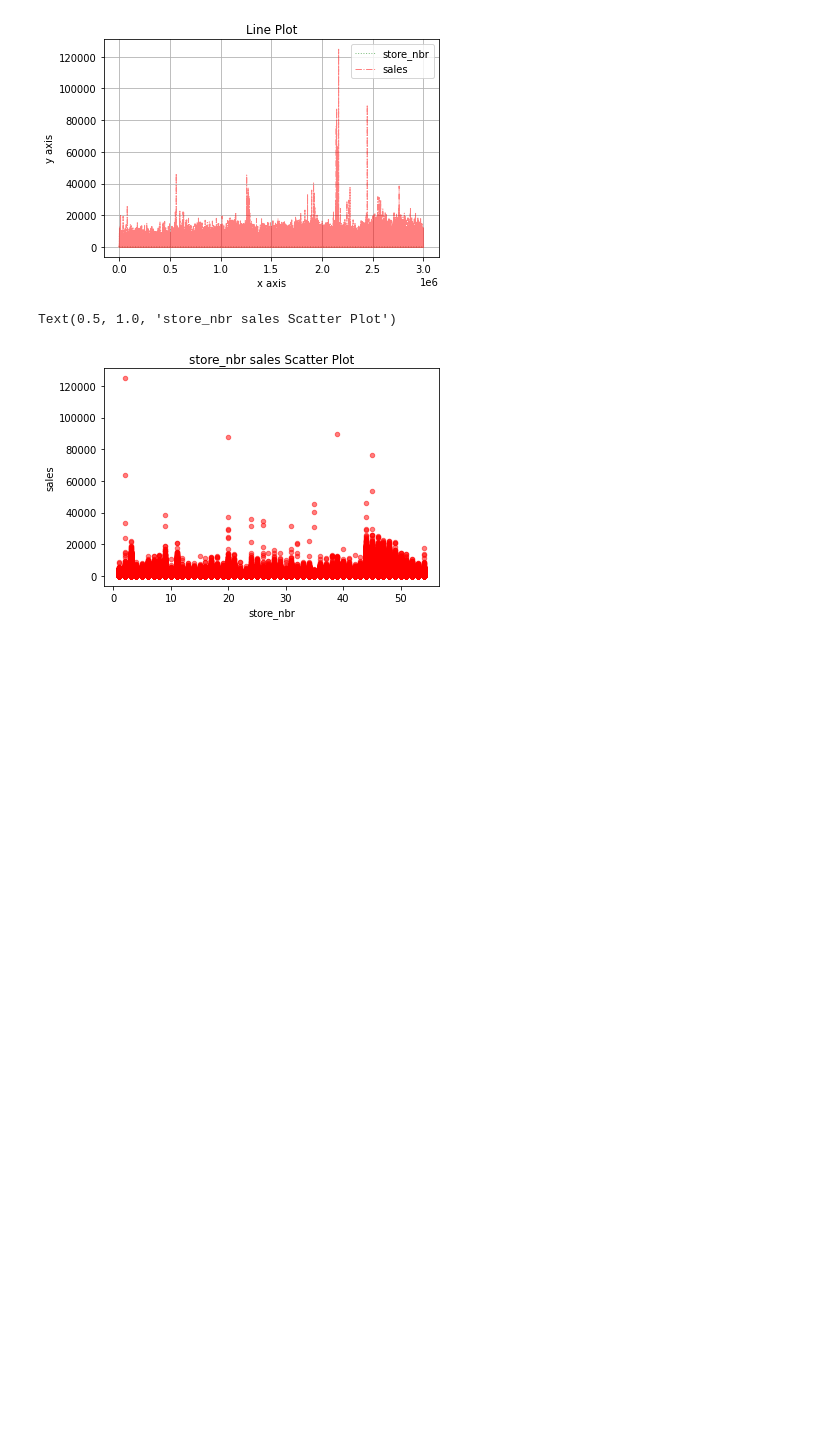
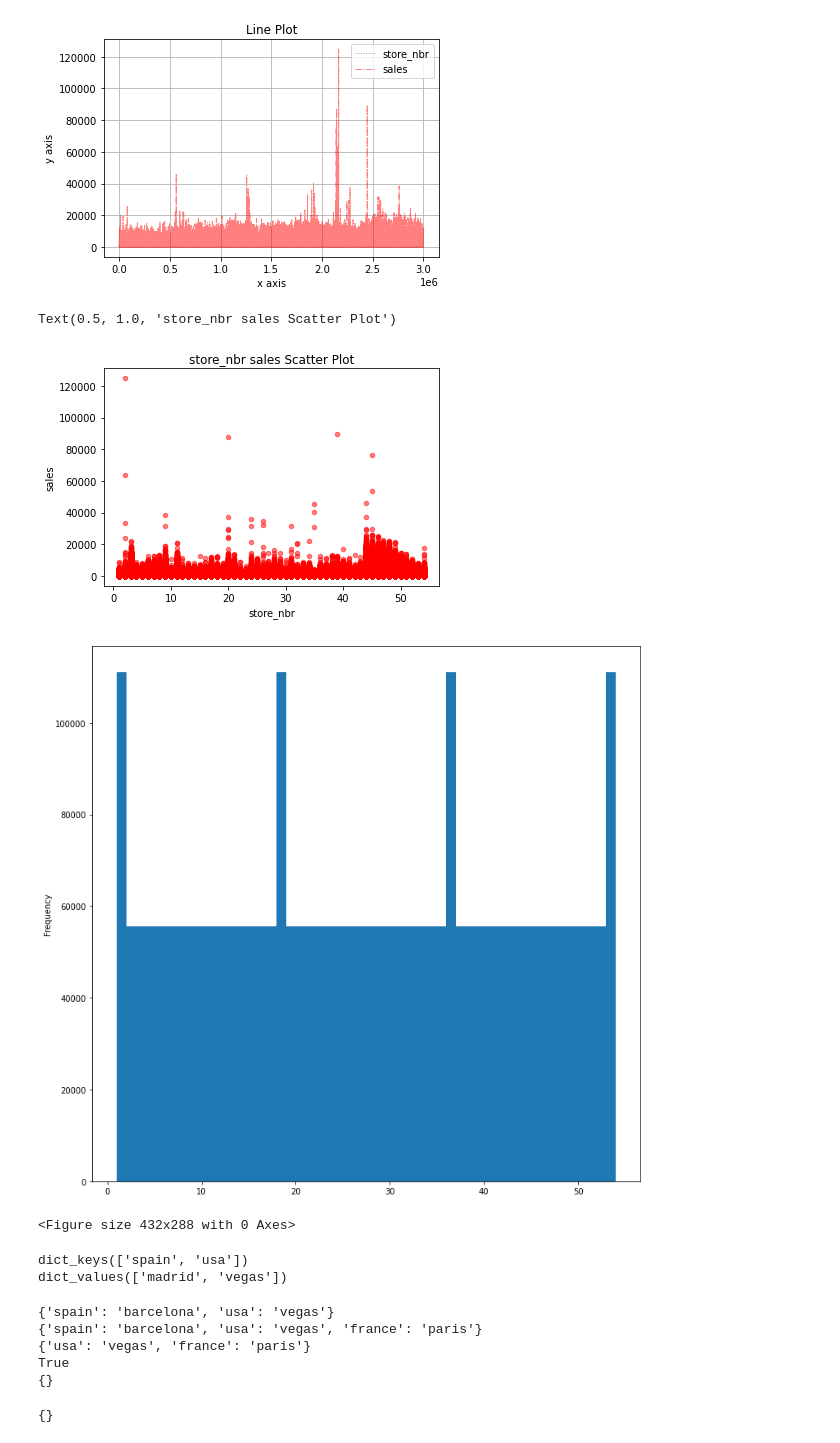
Before and after one commit to zuzanadostalova/Store_sales, a Jupyter notebook: Store_sales.ipynb, the cells around one changed output. Cells and saved outputs as stored; diff of their text form; code cells hidden in the pictures; blank space fills up the shorter version.

```diff
--- a/Store_sales.ipynb
+++ b/Store_sales.ipynb
@@ -117,3 +115,52 @@ plt.title('store_nbr sales Scatter Plot')            # title = title of plot
 # %% [output]
 Text(0.5, 1.0, 'store_nbr sales Scatter Plot')
 [figure]
+# %%
+# Histogram
+# bins = number of bar in figure
+data.store_nbr.plot(kind = 'hist',bins = 50,figsize = (12,12))
+plt.show()
+# %% [output]
+[figure, added]
+# %%
+# clf() = cleans it up again you can start a fresh
+data.store_nbr.plot(kind = 'hist',bins = 50)
+plt.clf()
+# We cannot see plot due to clf()
+# %% [output]
+<Figure size 432x288 with 0 Axes>
+# %%
+#create dictionary and look its keys and values
+dictionary = {'spain' : 'madrid','usa' : 'vegas'}
+print(dictionary.keys())
+print(dictionary.values())
+# %% [output]
+dict_keys(['spain', 'usa'])
+dict_values(['madrid', 'vegas'])
+# %%
+# Keys have to be immutable objects like string, boolean, float, integer or tubles
+# List is not immutable
+# Keys are unique
+dictionary['spain'] = "barcelona"    # update existing entry
+print(dictionary)
+dictionary['france'] = "paris"
+
+# Add new entry
+print(dictionary)
+del dictionary['spain']              # remove entry with key 'spain'
+print(dictionary)
+print('france' in dictionary)        # check include or not
+dictionary.clear()                   # remove all entries in dict
+print(dictionary)
+# %% [output]
+{'spain': 'barcelona', 'usa': 'vegas'}
+{'spain': 'barcelona', 'usa': 'vegas', 'france': 'paris'}
+{'usa': 'vegas', 'france': 'paris'}
+True
+{}
+# %%
+# In order to run all code you need to take comment this line
+#del dictionary         # delete entire dictionary
+print(dictionary)       # it gives error because dictionary is deleted
+# %% [output]
+{}
```
Also changed, not shown: parts of 6 cells of this notebook.
